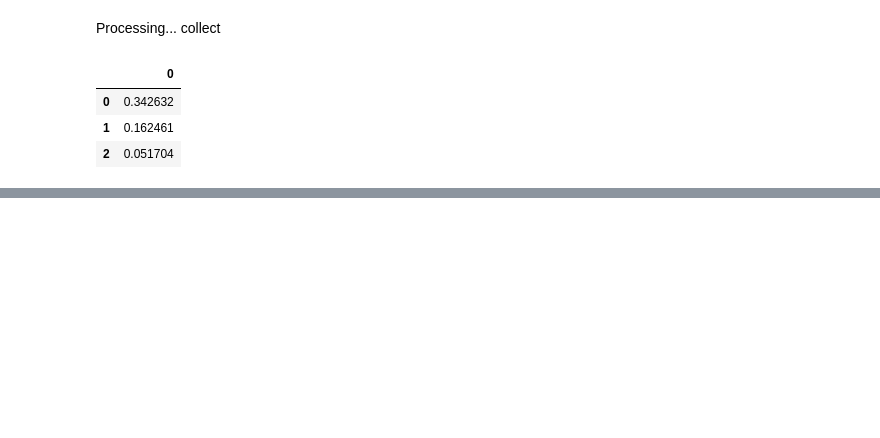
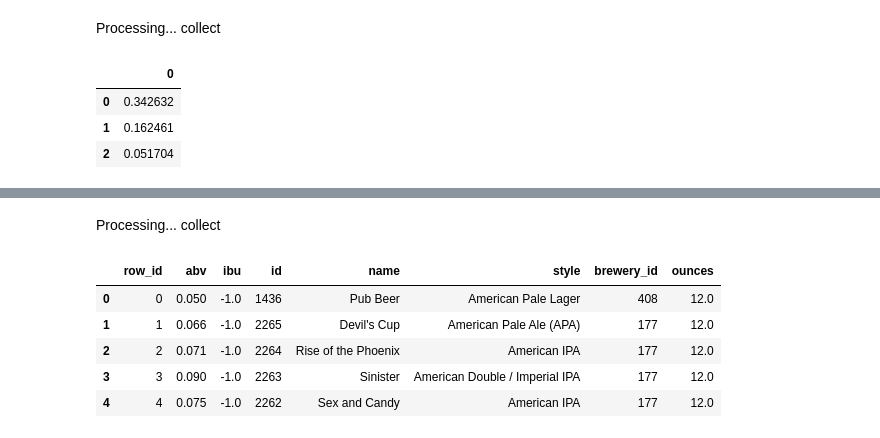
Before and after one commit to liferoad/pydf, a Jupyter notebook: notebooks/blocks_101.ipynb, the cells around one changed output, grey strips where cells are left out. Cells and saved outputs as stored; diff of their text form; code cells hidden in the pictures; blank space fills up the shorter version.

```diff
--- a/notebooks/blocks_101.ipynb
+++ b/notebooks/blocks_101.ipynb
@@ -205,0 +220,3 @@ To disable this warning, you can either:
+# %%
+# read from a csv file using ReadCSVBlock
+csv_b = blocks.ReadCSVBlock(path=str("../tests/beers.csv"), header=0)
@@ -205,0 +249,13 @@ To disable this warning, you can either:
+# %%
+pdf = dt_model.block_data(dt_b)
+# %% [output]
+Processing... collect
+# %%
+pdf.head()
+# %% [output]
+|  | row_id | abv | ibu | id | name | style | brewery_id | ounces |
+| 0 | 0 | 0.050 | -1.0 | 1436 | Pub Beer | American Pale Lager | 408 | 12.0 |
+| 1 | 1 | 0.066 | -1.0 | 2265 | Devil's Cup | American Pale Ale (APA) | 177 | 12.0 |
+| 2 | 2 | 0.071 | -1.0 | 2264 | Rise of the Phoenix | American IPA | 177 | 12.0 |
+| 3 | 3 | 0.090 | -1.0 | 2263 | Sinister | American Double / Imperial IPA | 177 | 12.0 |
+| 4 | 4 | 0.075 | -1.0 | 2262 | Sex and Candy | American IPA | 177 | 12.0 |
```
Also changed, not shown: parts of 19 cells of this notebook, 2 other files.
